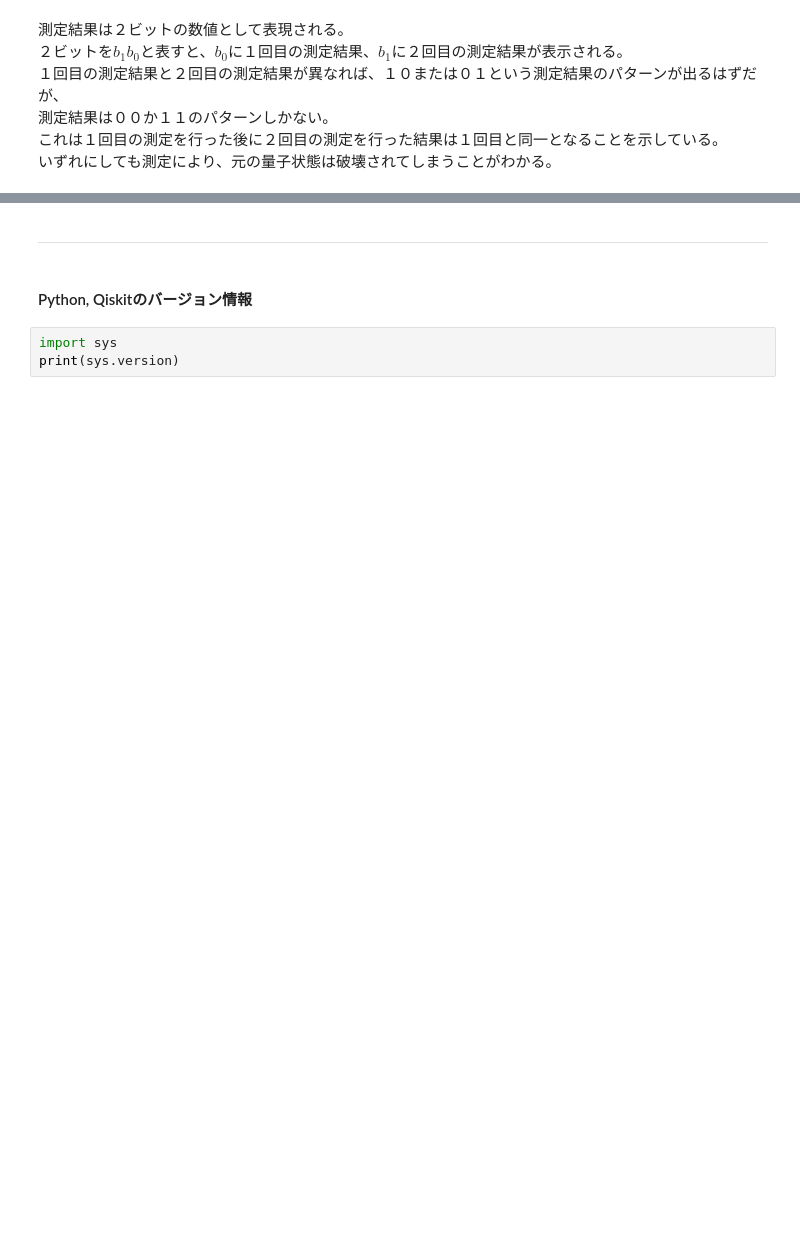
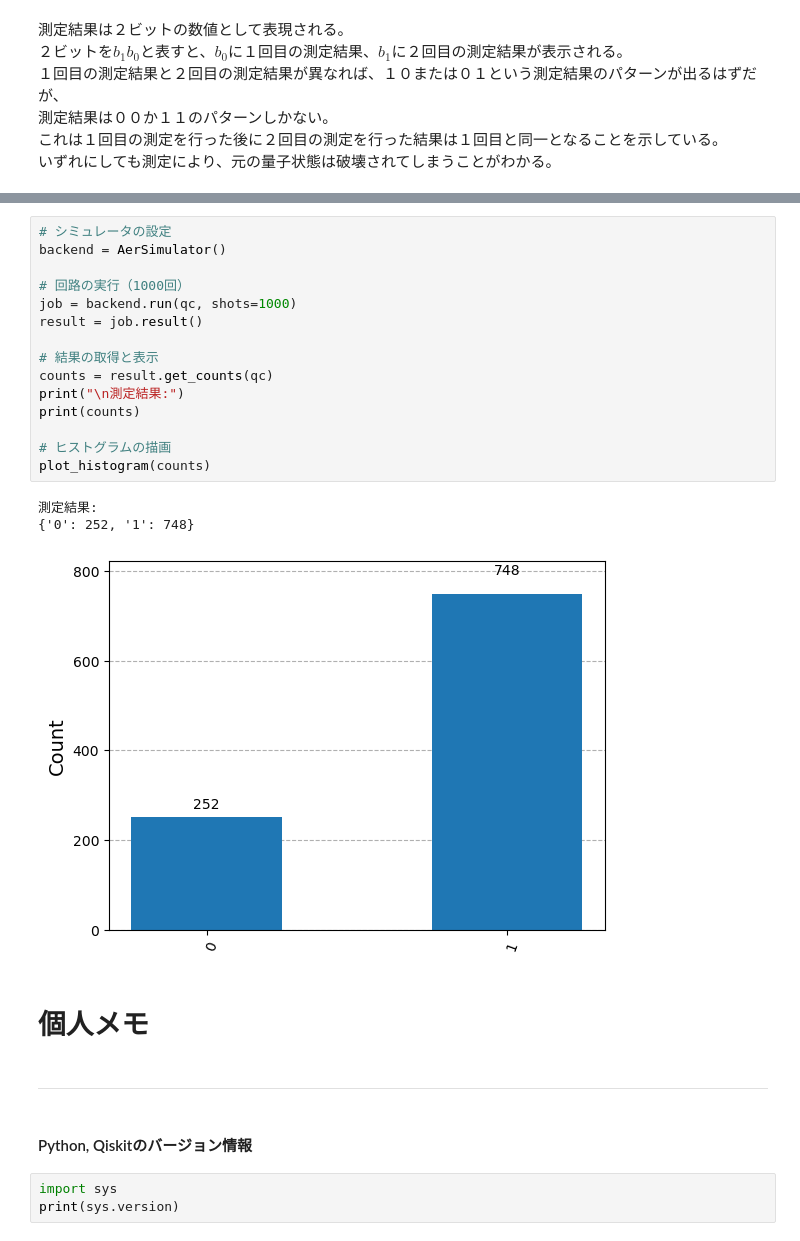
Before and after one commit to balle-mech/Quantum_programming, a Jupyter notebook: Measurement_Sample.ipynb, the cells around one changed output, grey strips where cells are left out. Drawn from its saved outputs; the diff is of its cells as text; blank space fills up the shorter version.

```diff
--- a/Measurement_Sample.ipynb
+++ b/Measurement_Sample.ipynb
@@ -181,3 +212,24 @@ plot_histogram(counts)
+# %%
+# シミュレータの設定
+backend = AerSimulator()
+
+# 回路の実行（1000回）
+job = backend.run(qc, shots=1000)
+result = job.result()
+
+# 結果の取得と表示
+counts = result.get_counts(qc)
+print("\n測定結果:")
+print(counts)
+
+# ヒストグラムの描画
+plot_histogram(counts)
+# %% [output]
+測定結果:
+{'0': 252, '1': 748}
+[figure, added]
+# %% [markdown]
+# 個人メモ
 # %% [markdown]
 ---
 # %% [markdown]
```
Also changed, not shown: parts of 12 cells of this notebook, 1 other file.
